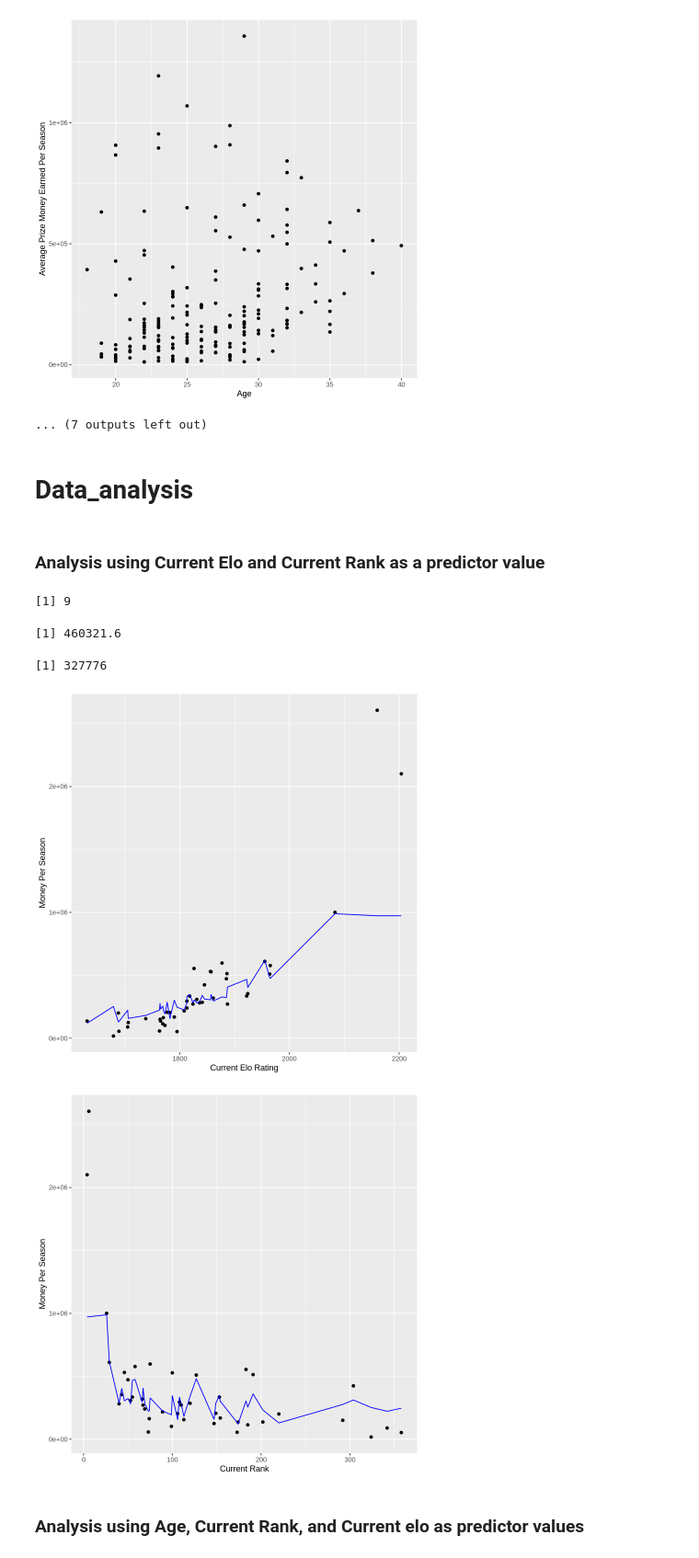
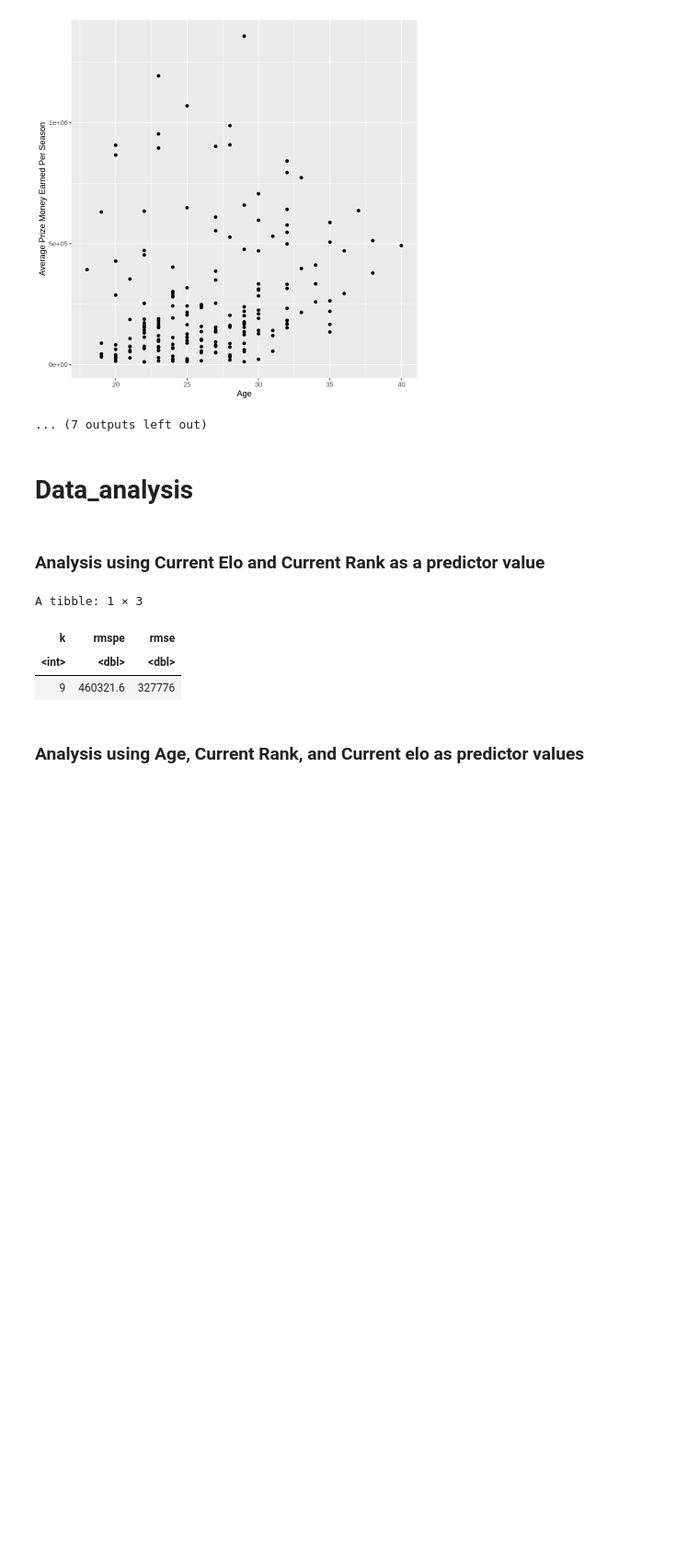
Before and after one commit to mnvibhakar/TennisSalaryProject, a Jupyter notebook: Nolan_Worksheet.ipynb, the cells around one changed output. Shown at 92% size. Drawn from its saved outputs; the diff is of its cells as text; code cells hidden in the pictures; blank space fills up the shorter version.

Commit message:
made it easier to read results in Nolan Worksheet
created tibbles for the results in Nolan Worksheet to make it easier to see how well each model was performing

```diff
--- a/Nolan_Worksheet.ipynb
+++ b/Nolan_Worksheet.ipynb
@@ -237,57 +220,40 @@ tennis_recipe_current <- recipe(Money.Per.Season ~ Current.Rank + Current.Elo.Ra
 tennis_workflow_current <- workflow() |>
     add_model(tennis_test_spec) |>
     add_recipe(tennis_recipe_current)
 tennis_results_current <- tennis_workflow_current |>
     tune_grid(resamples = tennis_vfold_current, grid = ks) |>
     collect_metrics() |>
     filter(.metric == "rmse")
 k_min_current <- tennis_results_current |>
     filter(mean == min(mean)) |>
     pull(neighbors)
 
 tennis_spec_current <- nearest_neighbor(weight_func = "rectangular", neighbors = k_min_current) |>
     set_engine("kknn") |>
     set_mode("regression")
 tennis_fit_current <- workflow() |>
     add_model(tennis_spec_current) |>
     add_recipe(tennis_recipe_current) |>
     fit(tennis_training_current)
 tennis_rmpse_current <- predict(tennis_fit_current, tennis_training_current) |>
     bind_cols(tennis_training_current) |>
     metrics(truth = Money.Per.Season, estimate = .pred) |>
     filter(.metric == "rmse") |>
     pull(.estimate)
 tennis_preds_current <- predict(tennis_fit_current, tennis_testing_current) |>
     bind_cols(tennis_testing_current)
 tennis_rmse_current <- tennis_preds_current |>
     metrics(truth = Money.Per.Season, estimate = .pred) |>
     filter(.metric == "rmse") |>
     pull(.estimate)
-tennis_plot_rank_current <- tennis_preds_current |>
-    ggplot(aes(x = Current.Rank, y = Money.Per.Season)) +
-    geom_point() +
-    geom_line(data = tennis_preds_current,
-              mapping = aes(x = Current.Rank, y = .pred),
-              color = "blue") +
-    labs(x = "Current Rank", y = "Money Per Season")
-tennis_plot_elo_current <- tennis_preds_current |>
-    ggplot(aes(x = Current.Elo.Rating, y = Money.Per.Season)) +
-    geom_point() +
-    geom_line(data = tennis_preds_current,
-              mapping = aes(x = Current.Elo.Rating, y = .pred),
-              color = "blue") +
-    labs(x = "Current Elo Rating", y = "Money Per Season")
-k_min_current
-tennis_rmpse_current
-tennis_rmse_current
-tennis_plot_elo_current
-tennis_plot_rank_current
+
+tennis_metrics_current <- tibble(k = k_min_current, rmspe = tennis_rmpse_current, rmse = tennis_rmse_current)
+tennis_metrics_current
 # %% [output]
-[1] 9
+A tibble: 1 × 3
-[1] 460321.6
-[1] 327776
-[figure, removed]
-[figure, removed]
+| k | rmspe | rmse |
+| <int> | <dbl> | <dbl> |
+| 9 | 460321.6 | 327776 |
 # %% [markdown]
 ### Analysis using Age, Current Rank, and Current elo as predictor values
 # %%
```
Also changed, not shown: parts of 8 cells of this notebook.
